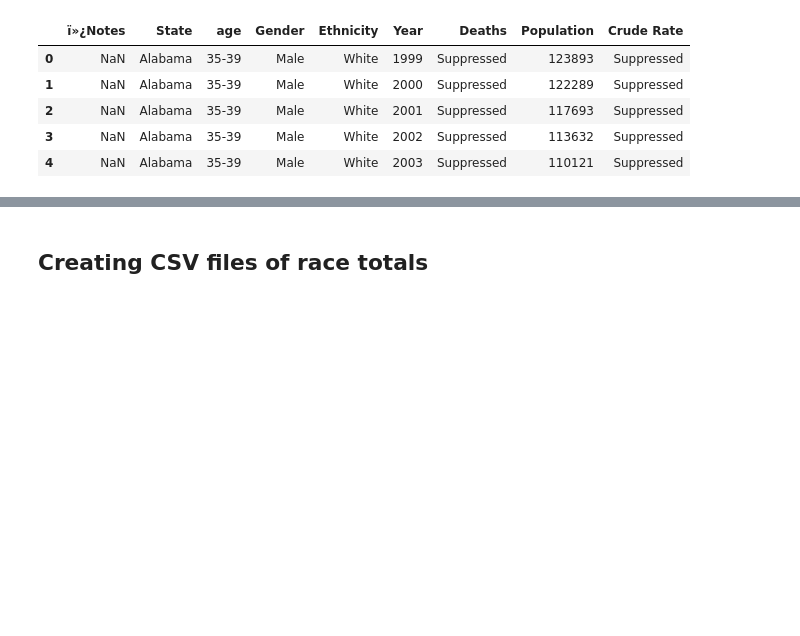
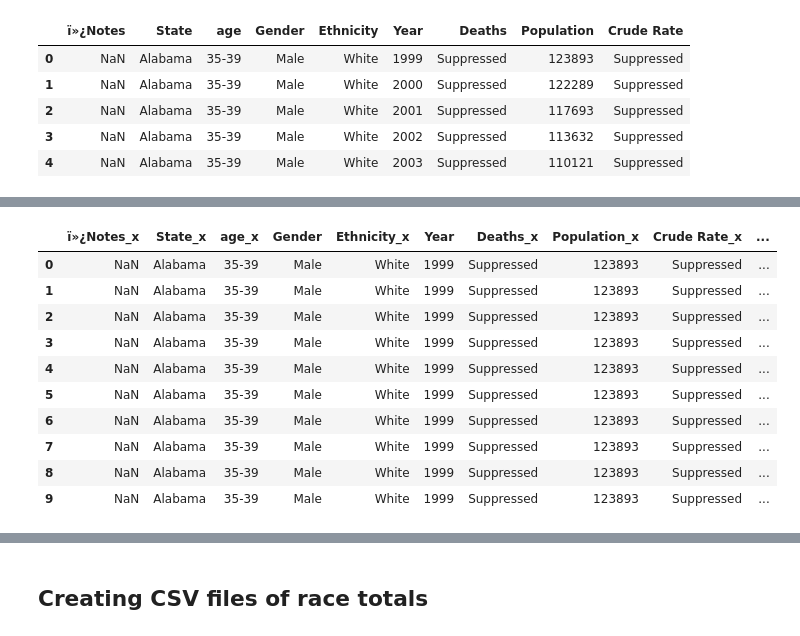
Before and after one commit to MrBardot/Trends-in-Alzheimers-Disease-Fatalities-in-the-United-States-and-Tennessee-from-1999-2018.-, a Jupyter notebook: notebooks/alz_eda.ipynb, the cells around one changed output, grey strips where cells are left out. Saved outputs shown, nothing was run; the diff lists cells and outputs as text; code cells hidden in the pictures; blank space fills up the shorter version.

```diff
--- a/notebooks/alz_eda.ipynb
+++ b/notebooks/alz_eda.ipynb
@@ -299,3 +299,18 @@ white_ad.head(20)
 | 17 | NaN | Alabama | 35-39 | Male | White | 1999 | Suppressed | 123893 | Suppressed | ... |
 | 18 | NaN | Alabama | 35-39 | Male | White | 1999 | Suppressed | 123893 | Suppressed | ... |
 | 19 | NaN | Alabama | 35-39 | Male | White | 1999 | Suppressed | 123893 | Suppressed | ... |
+# %%
+white_ad_v2 = white_male.merge(white_female,how = 'outer',on = 'Year')
+white_ad_v2.head(10)
+# %% [output]
+|  | ï»¿Notes_x | State_x | age_x | Gender | Ethnicity_x | Year | Deaths_x | Population_x | Crude Rate_x | ... |
+| 0 | NaN | Alabama | 35-39 | Male | White | 1999 | Suppressed | 123893 | Suppressed | ... |
+| 1 | NaN | Alabama | 35-39 | Male | White | 1999 | Suppressed | 123893 | Suppressed | ... |
+| 2 | NaN | Alabama | 35-39 | Male | White | 1999 | Suppressed | 123893 | Suppressed | ... |
+| 3 | NaN | Alabama | 35-39 | Male | White | 1999 | Suppressed | 123893 | Suppressed | ... |
+| 4 | NaN | Alabama | 35-39 | Male | White | 1999 | Suppressed | 123893 | Suppressed | ... |
+| 5 | NaN | Alabama | 35-39 | Male | White | 1999 | Suppressed | 123893 | Suppressed | ... |
+| 6 | NaN | Alabama | 35-39 | Male | White | 1999 | Suppressed | 123893 | Suppressed | ... |
+| 7 | NaN | Alabama | 35-39 | Male | White | 1999 | Suppressed | 123893 | Suppressed | ... |
+| 8 | NaN | Alabama | 35-39 | Male | White | 1999 | Suppressed | 123893 | Suppressed | ... |
+| 9 | NaN | Alabama | 35-39 | Male | White | 1999 | Suppressed | 123893 | Suppressed | ... |
```
Also changed, not shown: parts of 1 cell of this notebook.
